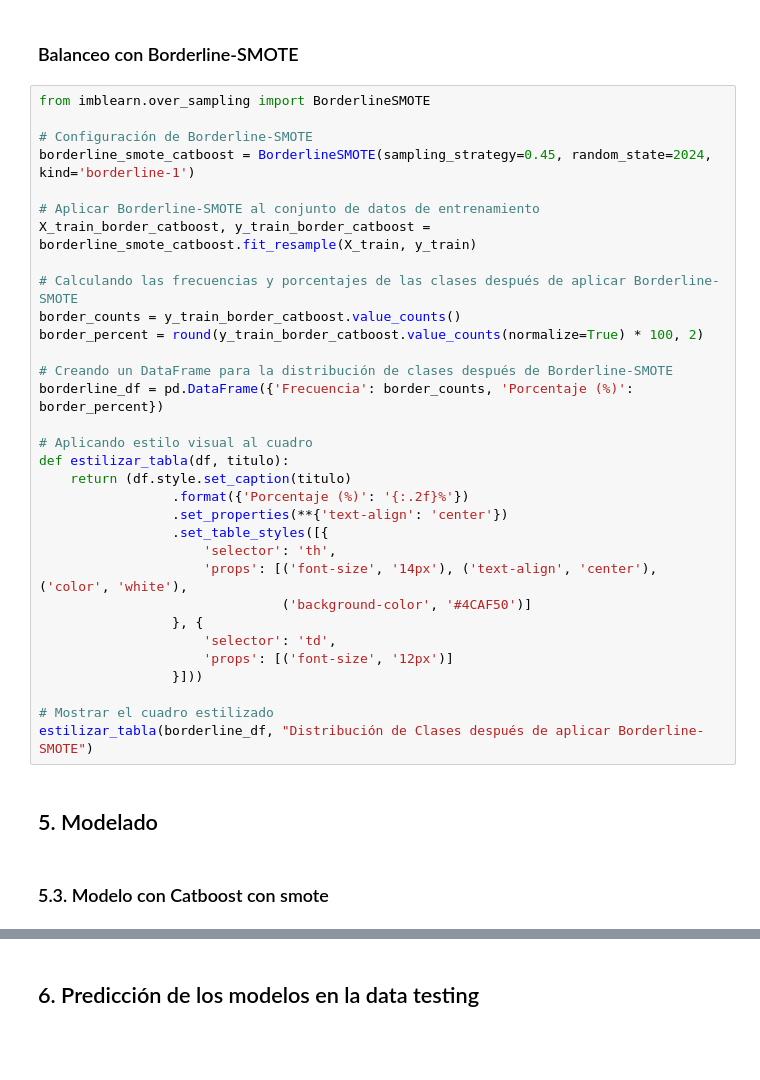
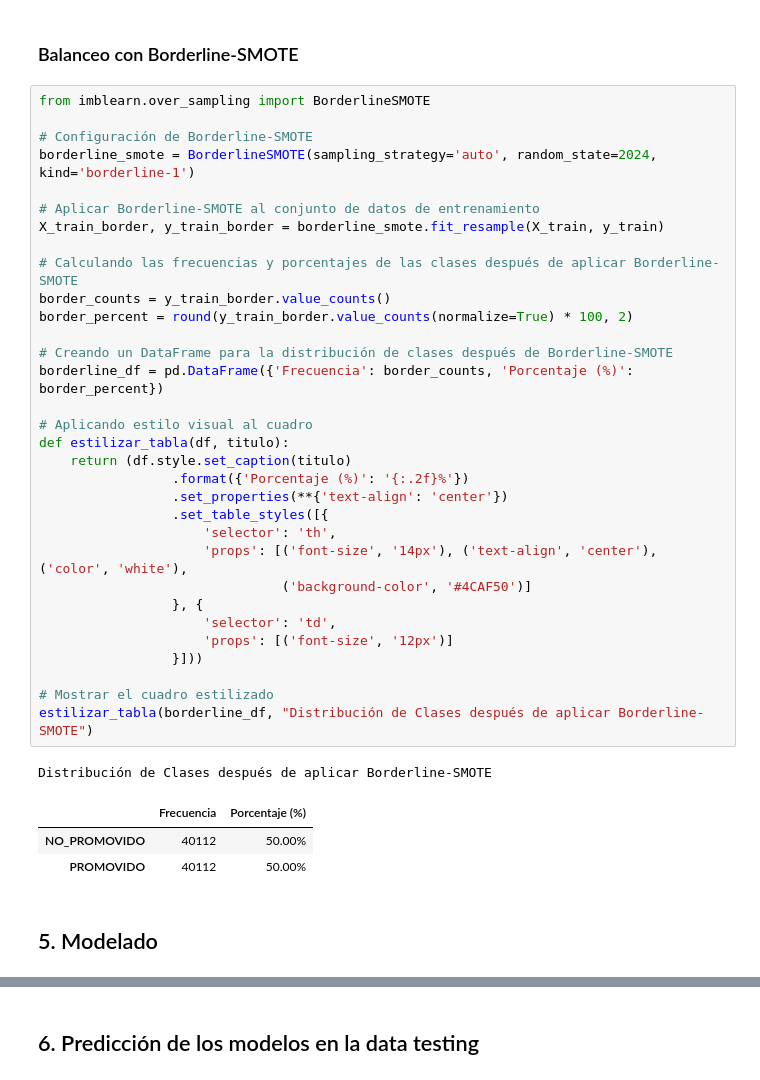
Before and after one commit to CieloLozada/Proyecto-final---Futura-, a Jupyter notebook: HRAnalytics_Parte2.ipynb, the cells around one changed output, grey strips where cells are left out. Drawn from its saved outputs; the diff is of its cells as text; blank space fills up the shorter version.

```diff
--- a/HRAnalytics_Parte2.ipynb
+++ b/HRAnalytics_Parte2.ipynb
@@ -836,36 +481,39 @@ estilizar_tabla(test_df, "Distribución de Clases en el Conjunto de Prueba")
 # %%
 from imblearn.over_sampling import BorderlineSMOTE
 
 # Configuración de Borderline-SMOTE
-borderline_smote_catboost = BorderlineSMOTE(sampling_strategy=0.45, random_state=2024, kind='borderline-1')
+borderline_smote = BorderlineSMOTE(sampling_strategy='auto', random_state=2024, kind='borderline-1')
 
 # Aplicar Borderline-SMOTE al conjunto de datos de entrenamiento
-X_train_border_catboost, y_train_border_catboost = borderline_smote_catboost.fit_resample(X_train, y_train)
+X_train_border, y_train_border = borderline_smote.fit_resample(X_train, y_train)
 
 # Calculando las frecuencias y porcentajes de las clases después de aplicar Borderline-SMOTE
-border_counts = y_train_border_catboost.value_counts()
-border_percent = round(y_train_border_catboost.value_counts(normalize=True) * 100, 2)
+border_counts = y_train_border.value_counts()
+border_percent = round(y_train_border.value_counts(normalize=True) * 100, 2)
 
 # Creando un DataFrame para la distribución de clases después de Borderline-SMOTE
 borderline_df = pd.DataFrame({'Frecuencia': border_counts, 'Porcentaje (%)': border_percent})
 
 # Aplicando estilo visual al cuadro
 def estilizar_tabla(df, titulo):
     return (df.style.set_caption(titulo)
                  .format({'Porcentaje (%)': '{:.2f}%'})
                  .set_properties(**{'text-align': 'center'})
                  .set_table_styles([{
                      'selector': 'th',
                      'props': [('font-size', '14px'), ('text-align', 'center'), ('color', 'white'),
                                ('background-color', '#4CAF50')]
                  }, {
                      'selector': 'td',
                      'props': [('font-size', '12px')]
                  }]))
 
 # Mostrar el cuadro estilizado
 estilizar_tabla(borderline_df, "Distribución de Clases después de aplicar Borderline-SMOTE")
+# %% [output]
+Distribución de Clases después de aplicar Borderline-SMOTE
+|  | Frecuencia | Porcentaje (%) |
+| NO_PROMOVIDO | 40112 | 50.00% |
+| PROMOVIDO | 40112 | 50.00% |
 # %% [markdown]
 ## 5. Modelado
-# %% [markdown]
-### 5.3. Modelo con Catboost con smote
```
Also changed, not shown: parts of 70 cells of this notebook.
